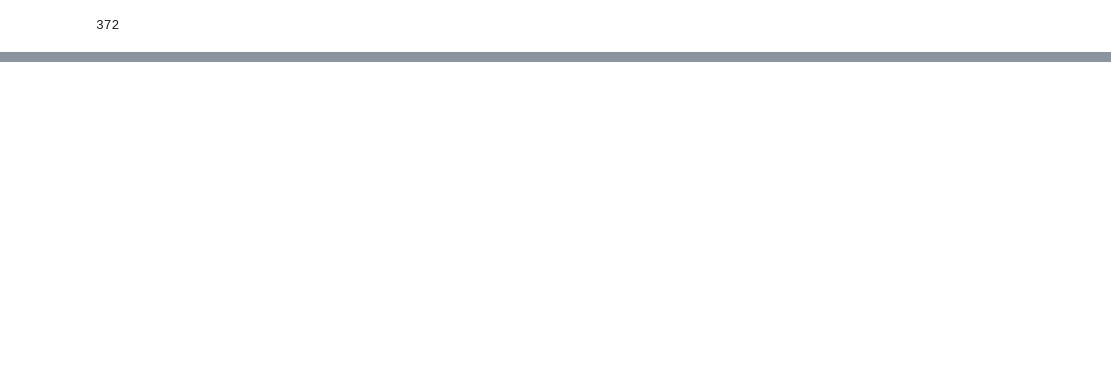
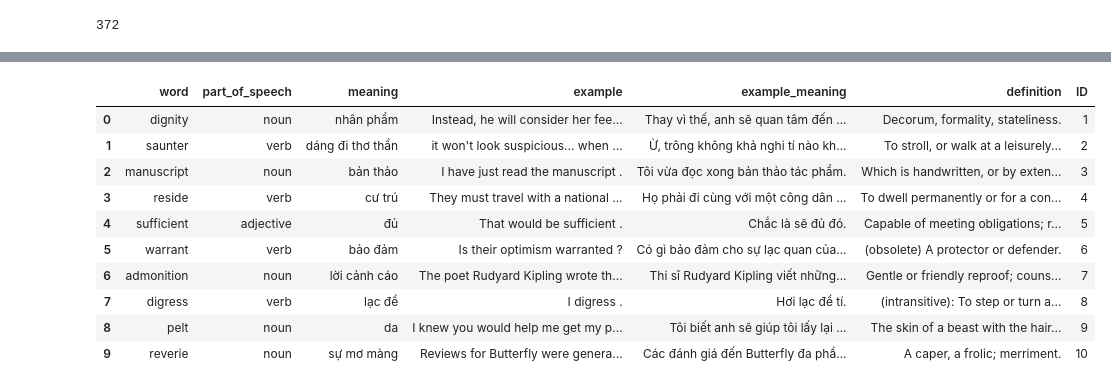
Before and after one commit to TienZe/Toeic-Crawler, a Jupyter notebook: Voca/Word/main.ipynb, the cells around one changed output, grey strips where cells are left out. Cells and saved outputs as stored; diff of their text form; code cells hidden in the pictures; blank space fills up the shorter version.

```diff
--- a/Voca/Word/main.ipynb
+++ b/Voca/Word/main.ipynb
@@ -518,3 +518,16 @@ dtype: int64
 len(output_df)
 # %% [output]
 372
+# %%
+# Combine all the outputs
+num_of_outputs = 40
+directory = "word_info_chunks"
+
+all_outputs = []
+
+for i in range(num_of_outputs):
+    output_df = pd.read_csv(f"{directory}/{i}/output.csv")
+    all_outputs.append(output_df)
+
+
+len(all_outputs)
@@ -520,0 +536,5 @@ len(output_df)
+# %%
+output_df = pd.concat(all_outputs, ignore_index=True)
+
+print("Total number of unique words", len(output_df))
+output_df.head()
@@ -520,0 +549,16 @@ len(output_df)
+# %%
+# Add ID column
+output_df["ID"] = output_df.index + 1
+output_df.head(10)
+# %% [output]
+|  | word | part_of_speech | meaning | example | example_meaning | definition | ID |
+| 0 | dignity | noun | nhân phẩm | Instead, he will consider her fee... | Thay vì thế, anh sẽ quan tâm đến ... | Decorum, formality, stateliness. | 1 |
+| 1 | saunter | verb | dáng đi thơ thẩn | it won't look suspicious... when ... | Ừ, trông không khả nghi tí nào kh... | To stroll, or walk at a leisurely... | 2 |
+| 2 | manuscript | noun | bản thảo | I have just read the manuscript . | Tôi vừa đọc xong bản thảo tác phẩm. | Which is handwritten, or by exten... | 3 |
+| 3 | reside | verb | cư trú | They must travel with a national ... | Họ phải đi cùng với một công dân ... | To dwell permanently or for a con... | 4 |
+| 4 | sufficient | adjective | đủ | That would be sufficient . | Chắc là sẽ đủ đó. | Capable of meeting obligations; r... | 5 |
+| 5 | warrant | verb | bảo đảm | Is their optimism warranted ? | Có gì bảo đảm cho sự lạc quan của... | (obsolete) A protector or defender. | 6 |
+| 6 | admonition | noun | lời cảnh cáo | The poet Rudyard Kipling wrote th... | Thi sĩ Rudyard Kipling viết những... | Gentle or friendly reproof; couns... | 7 |
+| 7 | digress | verb | lạc đề | I digress . | Hơi lạc đề tí. | (intransitive): To step or turn a... | 8 |
+| 8 | pelt | noun | da | I knew you would help me get my p... | Tôi biết anh sẽ giúp tôi lấy lại ... | The skin of a beast with the hair... | 9 |
+| 9 | reverie | noun | sự mơ màng | Reviews for Butterfly were genera... | Các đánh giá đến Butterfly đa phầ... | A caper, a frolic; merriment. | 10 |
```
Also changed, not shown: parts of 35 cells of this notebook, 8 other files.
